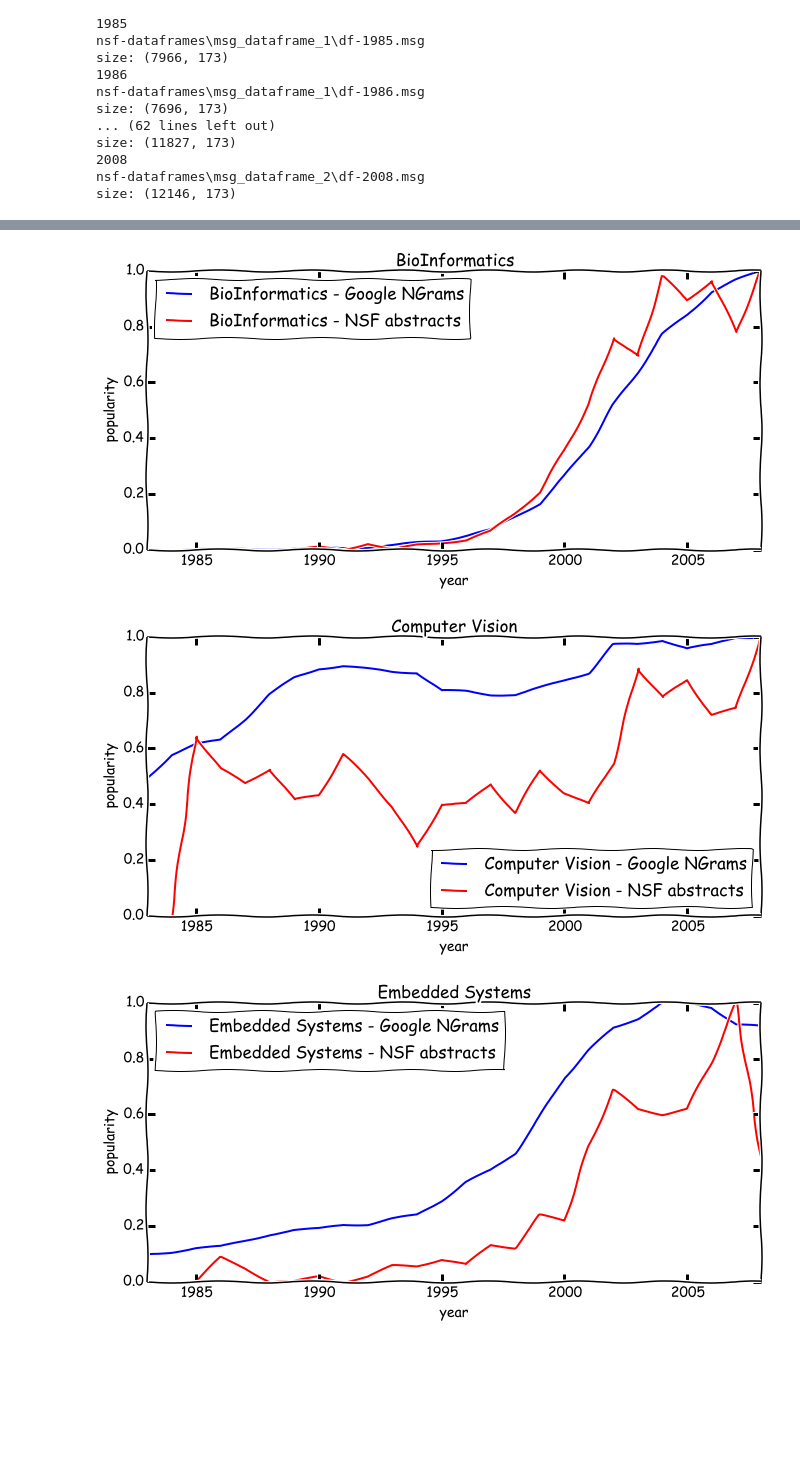
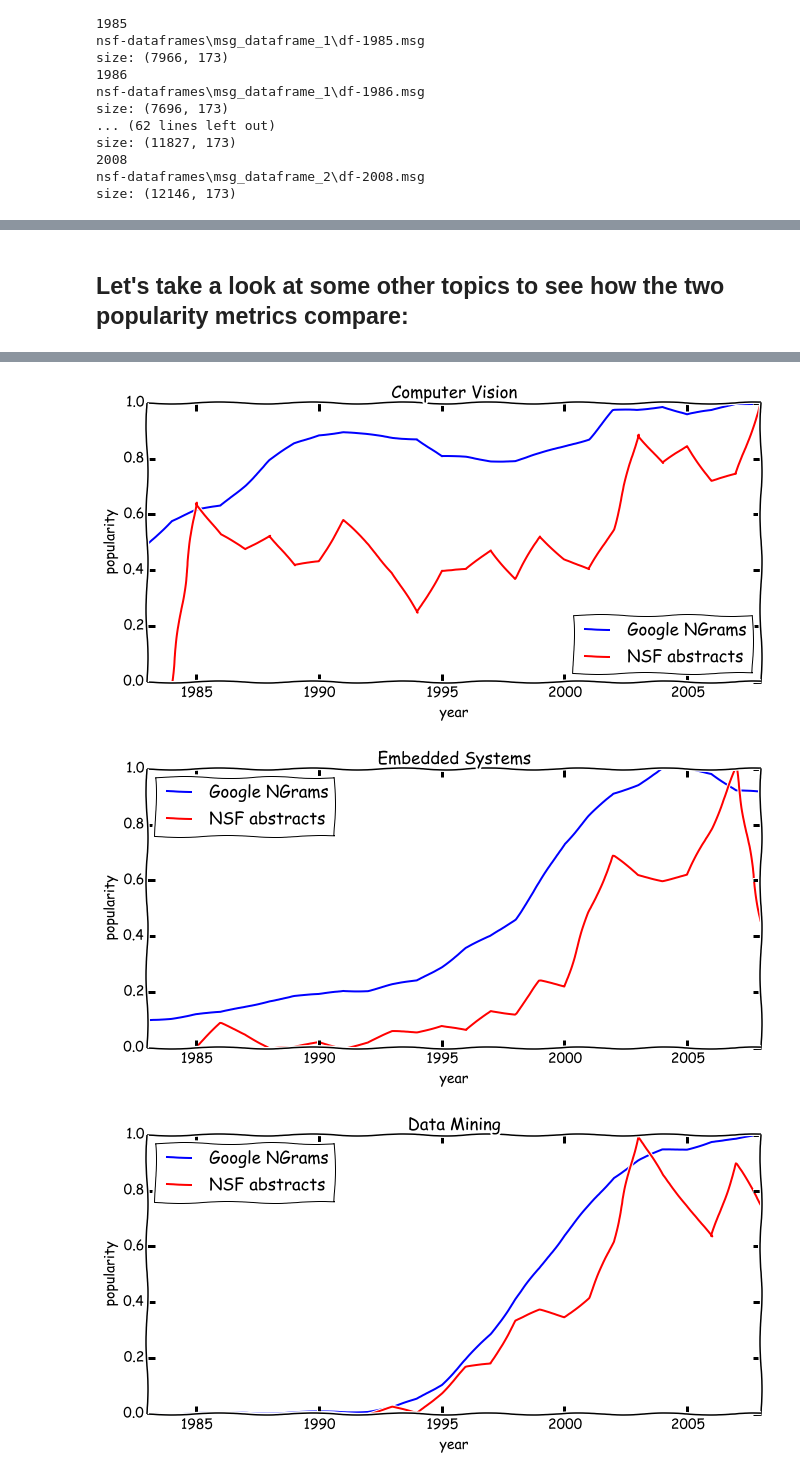
Before and after one commit to realmichaelzyy/cs249project, a Jupyter notebook: MarksTestNotebook.ipynb, the cells around one changed output, grey strips where cells are left out. Cells and saved outputs as stored; diff of their text form; code cells hidden in the pictures; blank space fills up the shorter version.

Commit message:
Added more text, and some plots

```diff
--- a/MarksTestNotebook.ipynb
+++ b/MarksTestNotebook.ipynb
@@ -413,0 +405,13 @@ size: (12146, 173)
+# %%
+t = 'Machine Learning'
+freq = getFreqCount(t, pieces)
+quer = ngrams.runQuery(t)
+quer.set_index('year',inplace=True)
+maxfreq = max(freq)
+maxngram = quer.ix[:,0].max()
+quer[t] = quer[t].apply(lambda x : x/maxngram)
+quer.rename(columns={t : t+" - Google NGrams"}, inplace=True)
+quer[t+' - NSF abstracts'] = map(lambda x : 0 if maxfreq == 0 else (x / maxfreq), freq)
+quer.plot(xlim=(1983,2008))#, ax=ax[rax,cax])
+pylab.title(t)
+pylab.ylabel('popularity')
@@ -414,3 +421,5 @@ size: (12146, 173)
+# %% [markdown]
+## Let's take a look at some other topics to see how the two popularity metrics compare:
 # %%
 pylab.rcParams['figure.figsize'] = 11, 5
 
@@ -424,16 +433,7 @@ c = 2
 
 
 terms = ['clean energy','biofuel','Nanotechnology','BioInformatics', 'Computer Vision','Embedded Systems','Data Mining','Cybersecurity',
-         'Machine Learning','MapReduce']
-
-def getFreqCount(term, pieces):
-    freq = []
-    for i in range(len(pieces)):
-        abstracts = pieces[i].abstractnarration.dropna()
-        count = abstracts.apply(lambda x : 1 if term.lower() in x.lower() else 0).tolist().count(1)
-        normct = float(count) / float(len(abstracts))
-        freq.append(normct)
-    return freq
+         'MapReduce']
 
 rax = 0
 cax = 0
@@ -443,13 +443,13 @@ for t in terms:
         cax = 0
         rax += 1;
     freq = getFreqCount(t, pieces)
-    quer = runQuery(t)
+    quer = ngrams.runQuery(t)
     quer.set_index('year',inplace=True)
     maxfreq = max(freq)
     maxngram = quer.ix[:,0].max()
     quer[t] = quer[t].apply(lambda x : x/maxngram)
-    quer.rename(columns={t : t+" - Google NGrams"}, inplace=True)
-    quer[t+' - NSF abstracts'] = map(lambda x : 0 if maxfreq == 0 else (x / maxfreq), freq)
+    quer.rename(columns={t : "Google NGrams"}, inplace=True)
+    quer['NSF abstracts'] = map(lambda x : 0 if maxfreq == 0 else (x / maxfreq), freq)
     #ax[rax,cax].set_title(t)
     #dates for which we have nsf abstract information
     quer.plot(xlim=(1983,2008))#, ax=ax[rax,cax])
@@ -469,3 +469,3 @@ for t in terms:
-[figure, old version]
+[figure, new version]
-[figure, old version]
+[figure, new version]
-[figure, old version]
+[figure, new version]
```
Also changed, not shown: parts of 24 cells of this notebook, 1 other file.
